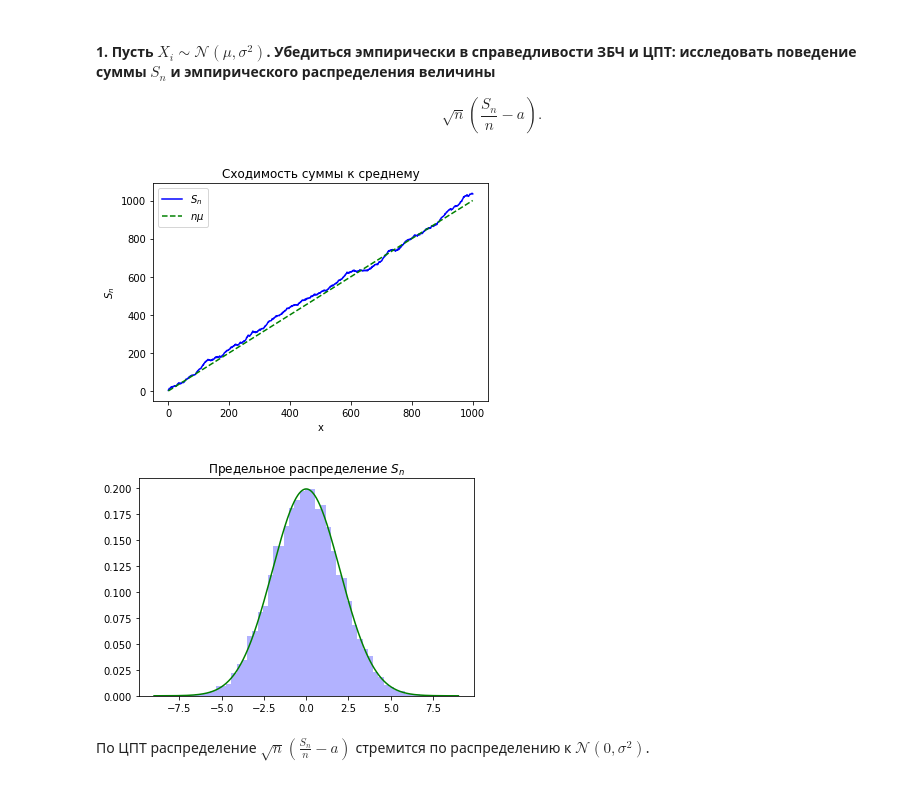
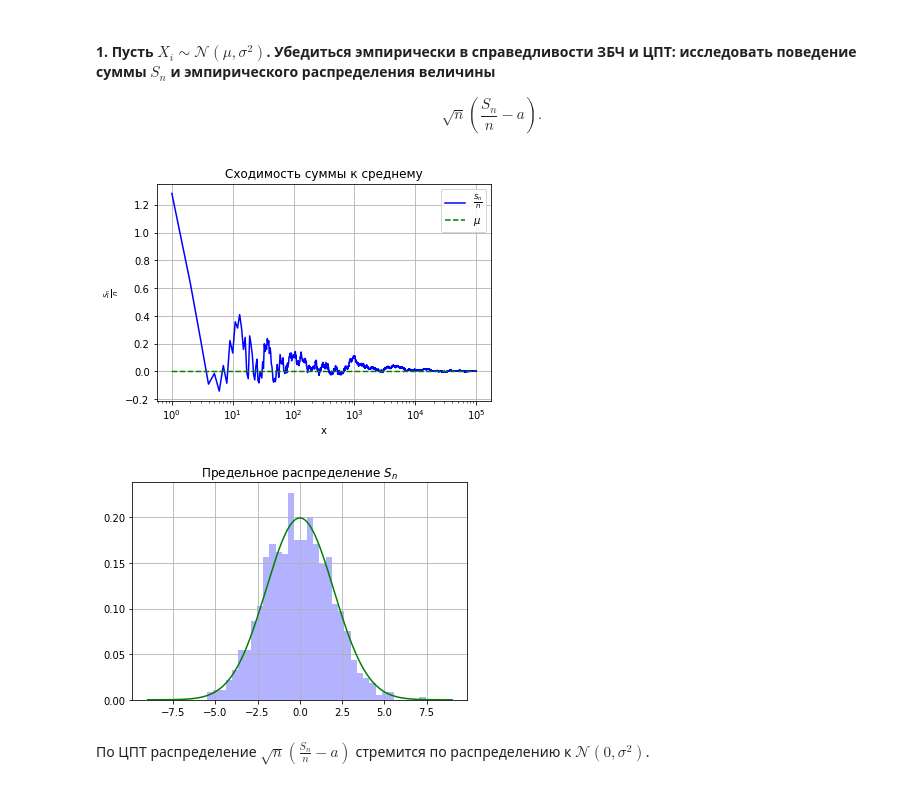
Before and after one commit to MrG1raffe/Stochastic_prac, a Jupyter notebook: StochAn_pt1.ipynb, the cells around one changed output. Saved outputs shown, nothing was run; the diff lists cells and outputs as text; code cells hidden in the pictures.

```diff
--- a/StochAn_pt1.ipynb
+++ b/StochAn_pt1.ipynb
@@ -703,31 +729,34 @@ plt.show
 #### 1. Пусть $X_i \sim \mathcal{N}(\mu, \sigma^2)$. Убедиться эмпирически в справедливости ЗБЧ и ЦПТ: исследовать поведение суммы $S_n$ и эмпирического распределения величины
 $$\sqrt{n}\left(\frac{S_n}{n} - a\right).$$
 # %%
-n = 10**3
-mu = 1
+n = 10**5
+mu = 0
 sigma = 2
 samp = norm_polar_rnd(mu, sigma, n)
 sn = samp.cumsum()
-x = np.array(range(1, n + 1))
-plt.plot(x, sn, 'b', label=r'$S_n$')
-plt.plot(x, x * mu, 'g--', label=r'$n\mu$')
+x = np.arange(1, n + 1)
+plt.plot(x, sn / x, 'b', label=r'$\frac{S_n}{n}$')
+plt.plot(x, mu * x, 'g--', label=r'$\mu$')
 plt.title('Сходимость суммы к среднему')
 plt.xlabel('x')
-plt.ylabel(r'$S_n$')
+plt.xscale("log")
+plt.ylabel(r'$\frac{S_n}{n}$')
 plt.legend()
+plt.grid()
 plt.show()
 # %% [output]
-[figure, old version]
+[figure, new version]
 # %%
-samp_sz = 10**4
+samp_sz = 10**3
 samp = (norm_polar_rnd(mu, sigma, n, samp_sz).sum(0) / n - mu) * np.sqrt(n)
-plt.hist(samp, density=True, bins=50, color='b', alpha=0.3)
+plt.hist(samp, density=True, bins=35, color='b', alpha=0.3)
 x = np.linspace(-9, 9, 1000)
 plt.plot(x, 1 / sigma * norm.pdf(x / sigma), c='g', lw = 1.5)
 plt.title(r'Предельное распределение $S_n$')
+plt.grid()
 plt.show()
 # %% [output]
-[figure, old version]
+[figure, new version]
 # %% [markdown]
 По ЦПТ распределение $\sqrt{n}\left(\frac{S_n}{n} - a\right)$ стремится по распределению к $\mathcal{N}(0, \sigma^2)$.
 # %% [markdown]
```
Also changed, not shown: parts of 61 cells of this notebook.
